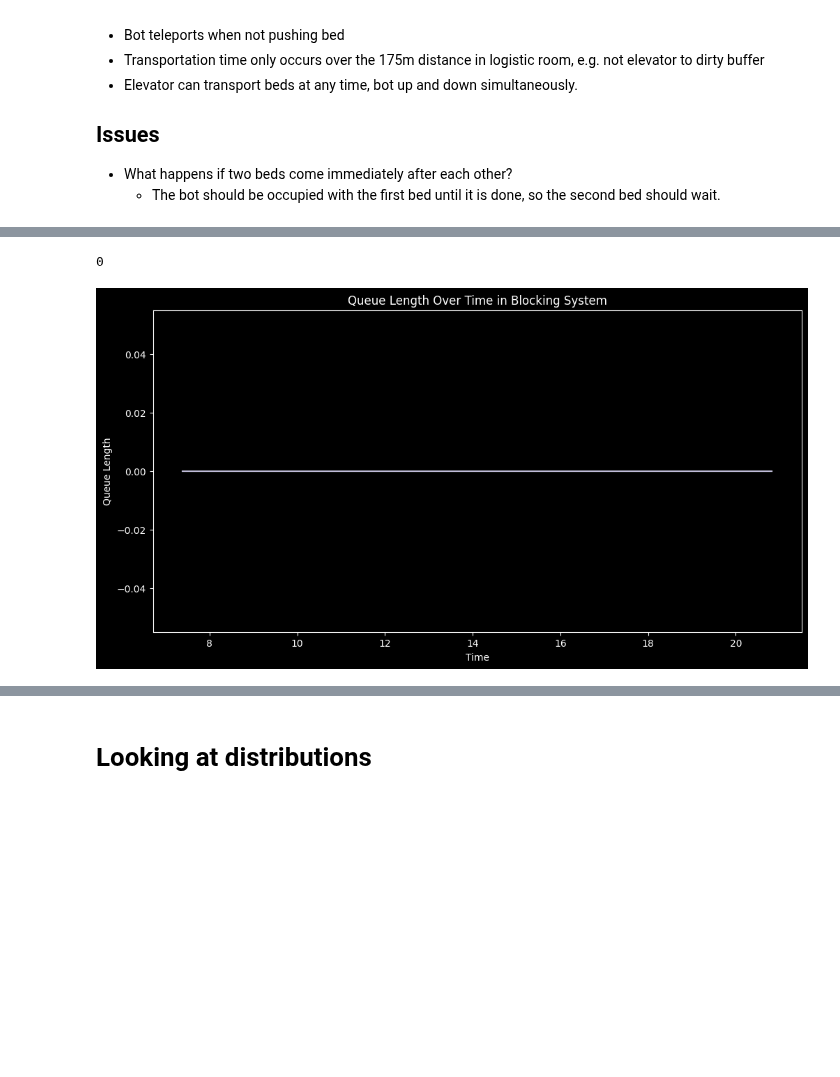
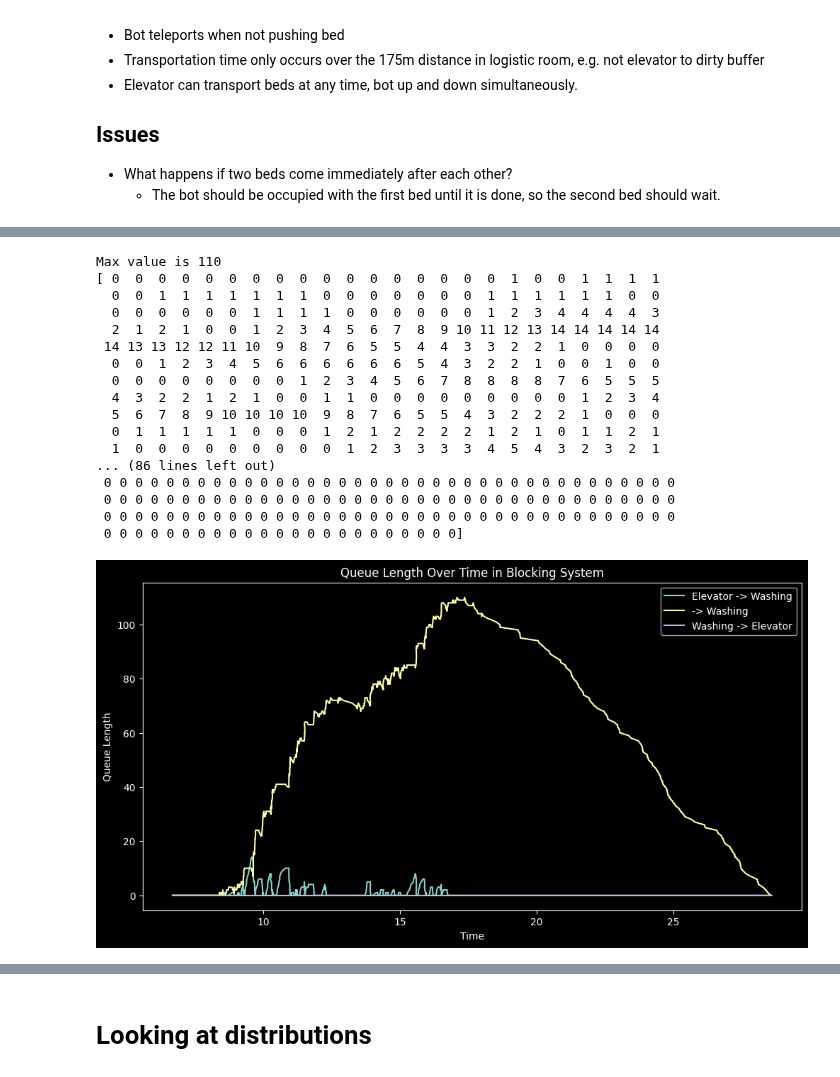
Before and after one commit to AntonJorg/stochastic_simulation, a Jupyter notebook: project2/initial_brainstorm.ipynb, the cells around one changed output, grey strips where cells are left out. Cells and saved outputs as stored; diff of their text form; code cells hidden in the pictures; blank space fills up the shorter version.

Commit message:
Plot actual states

```diff
--- a/project2/initial_brainstorm.ipynb
+++ b/project2/initial_brainstorm.ipynb
@@ -110,3 +100,18 @@ def plot_queue_length(results):
 ![image.png](attachment:image.png)
 
 Absolute cancer for there to be duplicates of buffer. For now assume dirty buffer is
+# %%
+def plot_queue_length(results):
+    plt.figure(figsize=(12, 6))
+    plt.title('Queue Length Over Time in Blocking System')
+    labels = ['Elevator -> Washing', '-> Washing', 'Washing -> Elevator']
+    for label, queue in zip(labels, results[2].T):
+        print(queue)
+        plt.plot(results[1], queue, label=label)
+
+    plt.xlabel('Time')
+    plt.ylabel('Queue Length')
+    plt.legend()
+    plt.show()
+
+plot_queue_length(results)
@@ -113,33 +166,4 @@ Absolute cancer for there to be duplicates of buffer. For now assume dirty buffe
 # %%
-class ButtManager:
-    def __init__(self, num_bots: int, transport_time_dist : callable):
-        self.bots_available = num_bots
-        self.transport_time_dist = transport_time_dist
-
-    def update(self, events, t, state):
-        event_type = self.decision_policy(state)
-        if event_type is not None:
-            heappush(events, event_type(t + self.transport_time_dist()))
-
-    def decision_policy(self, state):
-        # Favor returning clean bed over starting washing
-        if self.bots_available == 0:
-            return None
-
-        self.bots_available -= 1
-        if state[2] > 0:
-            state[2] -= 1
-            return BedArriveElevator
-        if state[0] > 0:
-            state[0] -= 1
-            return BedArrivedWashing
-
-        return None  # No action if no beds are available to process
-
-    def release_bot(self):
-        self.bots_available += 1
-
-
 def simulate_system(
         discharge_dist : callable,
         service_time_dist : callable,
@@ -187,37 +211,54 @@ def simulate_system(
 
             case BedFinishedWashing(time=t):
                 washer_ready = True
                 state[2] += 1
                 butt_manager.release_bot()
 
                 # If washer is ready and there are beds waiting outside
                 if state[1] > 0:
                     washer_ready = False
                     state[1] -= 1
                     heappush(events, BedFinishedWashing(t + service_time_dist()))
 
                 butt_manager.update(events, t, state)
 
             case BedArriveElevator(time=t):
                 butt_manager.release_bot()
 
-        states.append(state)
+        states.append(state.copy())
         times.append(event.time)
 
 
         events_processed.append(event)
 
     return events_processed, np.array(times), np.array(states, dtype=int)
 
-np.random.seed(42)
+# np.random.seed(42)
 service_min_time = 1/120  # 10 minute
-service_time_dist = lambda: service_min_time + expon(scale=1e-10).rvs()
+service_time_dist = lambda: service_min_time + expon(scale=1e-1).rvs()
 transport_time_dist = lambda: norm(loc=1/120, scale=1e-2).rvs()  # 1/2 minute to transport a bed
 
 results = simulate_system(discharge_dist, service_time_dist, transport_time_dist, n_patients=200)
-print(f"{np.max(results[2])}")
+print(f"Max value is \033[92m{np.max(results[2])}\033[0m")
 plot_queue_length(results)
-results[0]
+# states_ = results[2]
+# states_
 # %% [output]
-0
+Max value is 110
+[ 0  0  0  0  0  0  0  0  0  0  0  0  0  0  0  0  0  1  0  0  1  1  1  1
+  0  0  1  1  1  1  1  1  1  0  0  0  0  0  0  0  1  1  1  1  1  1  0  0
+  0  0  0  0  0  0  1  1  1  1  0  0  0  0  0  0  1  2  3  4  4  4  4  3
+  2  1  2  1  0  0  1  2  3  4  5  6  7  8  9 10 11 12 13 14 14 14 14 14
+ 14 13 13 12 12 11 10  9  8  7  6  5  5  4  4  3  3  2  2  1  0  0  0  0
+  0  0  1  2  3  4  5  6  6  6  6  6  6  5  4  3  2  2  1  0  0  1  0  0
+  0  0  0  0  0  0  0  0  1  2  3  4  5  6  7  8  8  8  8  7  6  5  5  5
+  4  3  2  2  1  2  1  0  0  1  1  0  0  0  0  0  0  0  0  0  1  2  3  4
+  5  6  7  8  9 10 10 10 10  9  8  7  6  5  5  4  3  2  2  2  1  0  0  0
+  0  1  1  1  1  1  0  0  0  1  2  1  2  2  2  2  1  2  1  0  1  1  2  1
+  1  0  0  0  0  0  0  0  0  0  1  2  3  3  3  3  4  5  4  3  2  3  2  1
+... (86 lines left out)
+ 0 0 0 0 0 0 0 0 0 0 0 0 0 0 0 0 0 0 0 0 0 0 0 0 0 0 0 0 0 0 0 0 0 0 0 0 0
+ 0 0 0 0 0 0 0 0 0 0 0 0 0 0 0 0 0 0 0 0 0 0 0 0 0 0 0 0 0 0 0 0 0 0 0 0 0
+ 0 0 0 0 0 0 0 0 0 0 0 0 0 0 0 0 0 0 0 0 0 0 0 0 0 0 0 0 0 0 0 0 0 0 0 0 0
+ 0 0 0 0 0 0 0 0 0 0 0 0 0 0 0 0 0 0 0 0 0 0 0]
-[figure, old version]
+[figure, new version]
```
Also changed, not shown: parts of 6 cells of this notebook.
